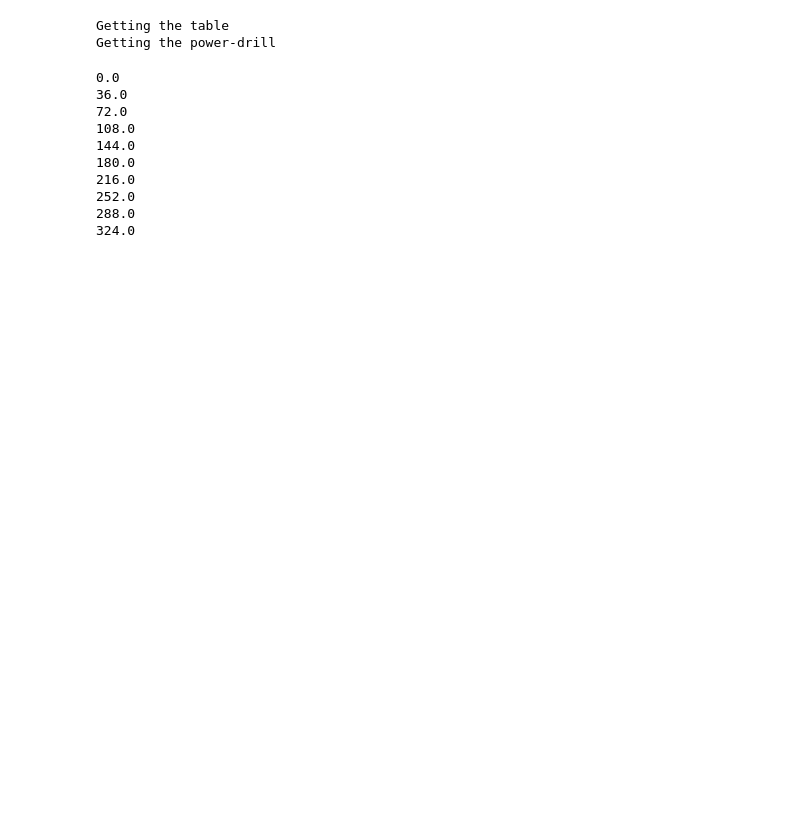
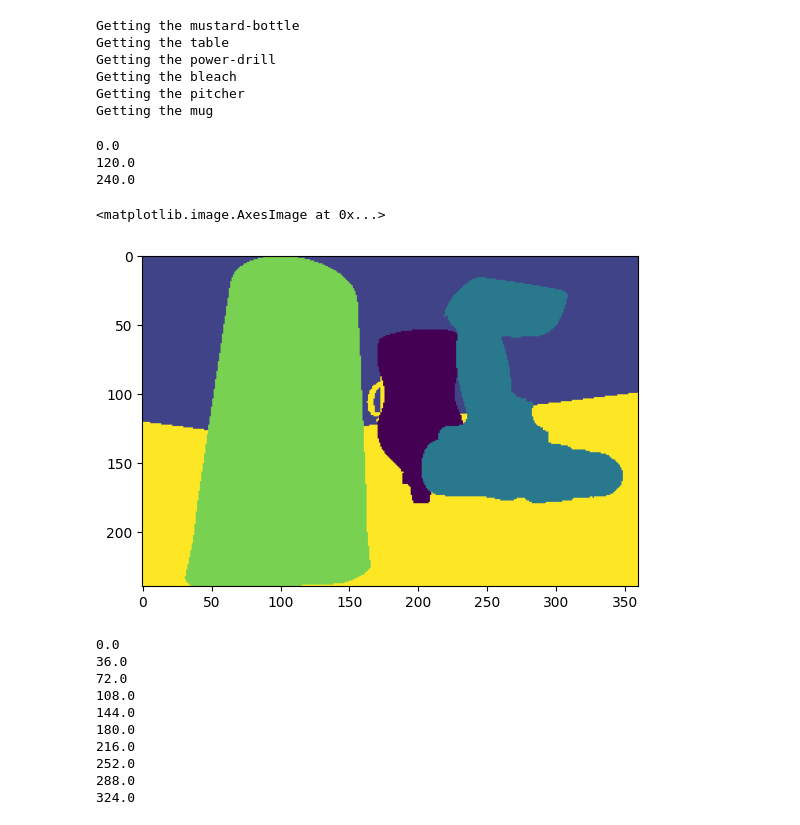
Before and after one commit to 10Electra/MSc-Project, a Jupyter notebook: notebooks/showcase.ipynb, the cells around one changed output. Cells and saved outputs as stored; diff of their text form; code cells hidden in the pictures; blank space fills up the shorter version.

```diff
--- a/notebooks/showcase.ipynb
+++ b/notebooks/showcase.ipynb
@@ -24,12 +25,12 @@ from superprimitive_fusion.mesh_fusion_utils import (
 )
 # %%
 names = (
-    # ('mustard-bottle', 'mustard-bottle.obj'),
+    ('mustard-bottle', 'mustard-bottle.obj'),
     ('table', 'table.obj'),
     ('power-drill', 'power-drill.obj'),
-    # ('bleach', 'bleach.obj'),
-    # ('pitcher', 'pitcher.obj'),
-    # ('mug', 'mug.obj'),
+    ('bleach', 'bleach.obj'),
+    ('pitcher', 'pitcher.obj'),
+    ('mug', 'mug.obj'),
     # ('extra-large-clamp', 'extra-large-clamp-leaning.obj'),
 )
 
@@ -46,8 +47,12 @@ for foldername,filename in names:
 
 gt_mesh_list = list(gt_meshes.values())
 # %% [output]
+Getting the mustard-bottle
 Getting the table
 Getting the power-drill
+Getting the bleach
+Getting the pitcher
+Getting the mug
 # %%
 centres = []
 for gt_meshname, gt_mesh in gt_meshes.items():
@@ -66,6 +71,32 @@ height_px: int = 240
 fov: float = 70.0
 k: float = 3.5
 max_normal_angle_deg = None
+# %%
+scans = []
+N = 3
+for theta in np.linspace(0,360/N * (N-1), N):
+# for theta in np.linspace(30,180, N):
+    print(theta)
+    scan = virtual_scan(
+        meshlist=gt_mesh_list,
+        cam_centre=cam_centre_offset + polar2cartesian(0.8, 30, theta),
+        look_at=look_at,
+        width_px=width_px,
+        height_px=height_px,
+        fov=fov,
+        up=[0, 0, 1],
+    )
+    scans.append(scan)
+# %% [output]
+0.0
+120.0
+240.0
+# %%
+scan = scans[2]
+plt.imshow(scan['segmt'])
+# %% [output]
+<matplotlib.image.AxesImage at 0x...>
+[figure, added]
 # %%
 scans = []
 N = 10
```
Also changed, not shown: parts of 1 cell of this notebook, 2 other files.
